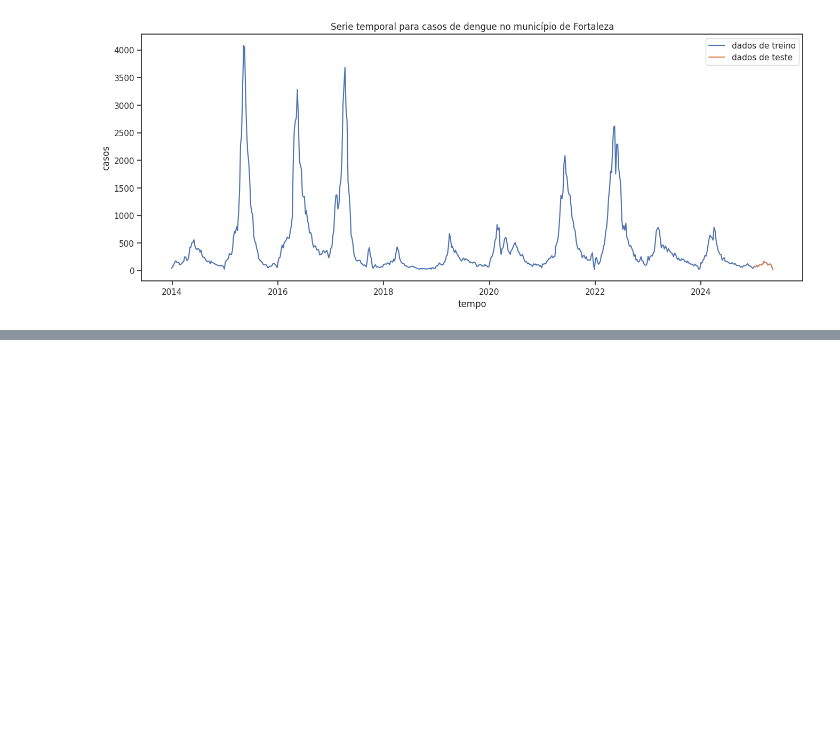
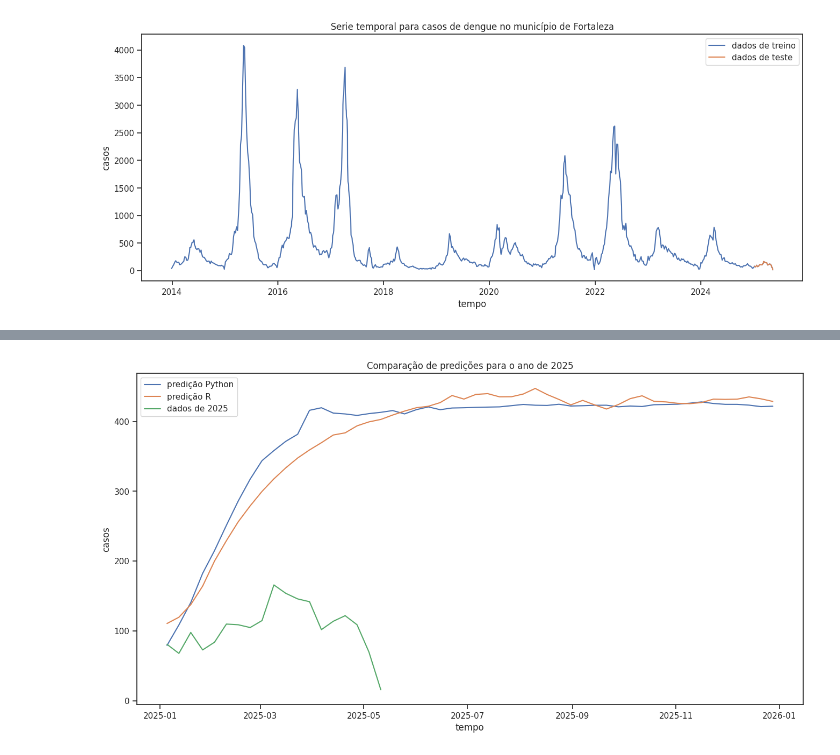
Before and after one commit to xandeoliveira/dengue-arima-fortaleza, a Jupyter notebook: arima_graphcs.ipynb, the cells around one changed output, grey strips where cells are left out. Cells and saved outputs as stored; diff of their text form; code cells hidden in the pictures; blank space fills up the shorter version.

```diff
--- a/arima_graphcs.ipynb
+++ b/arima_graphcs.ipynb
@@ -110,0 +142,15 @@ df_cortado
+# %%
+plt.figure("Comparação", figsize=[16,8])
+
+sns.lineplot(data=predict_py, x="ds", y="AutoARIMA", label="predição Python")
+sns.lineplot(data=predict_r, x="ds", y="Point.Forecast", label="predição R")
+sns.lineplot(data=y_validation, x="ds", y="y", label="dados de 2025")
+
+plt.title("Comparação de predições para o ano de 2025")
+plt.xlabel("tempo")
+plt.ylabel("casos")
+plt.legend()
+
+plt.show()
+# %% [output]
+[figure, added]
```
Also changed, not shown: parts of 13 cells of this notebook, 4 other files.
